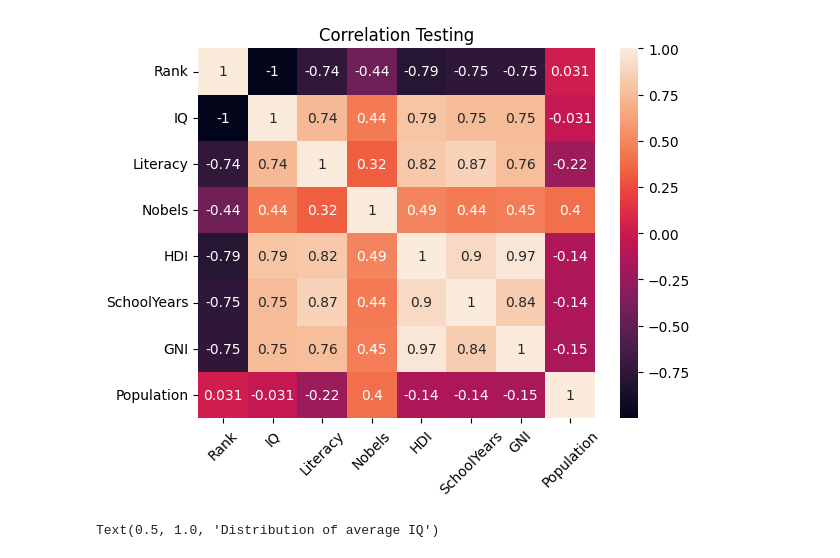
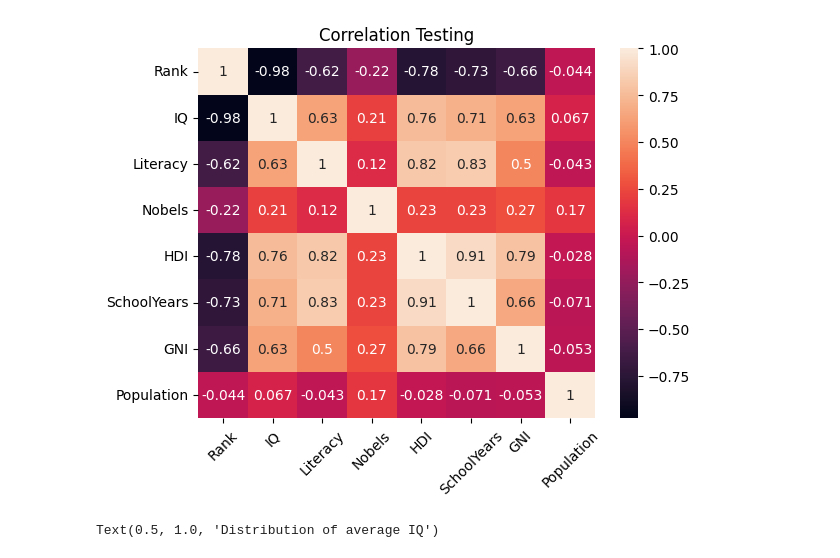
Before and after one commit to Mamin-gamer/ProfessionalSoftwareModule, a Jupyter notebook: Coursework/Notebooks/Main.ipynb, the cells around one changed output. Cells and saved outputs as stored; diff of their text form; code cells hidden in the pictures.

```diff
--- a/Coursework/Notebooks/Main.ipynb
+++ b/Coursework/Notebooks/Main.ipynb
@@ -39,4 +39,6 @@ kwargs = {"hue": "Continent", "palette": colours, "edgecolor": "black", "alpha":
 # At a very late stage made a colour pallete for continents only
+# %%
+DF.dropna(how='any', inplace=True)
 # %%
 #wanted to see if group by will be useful, but seaborn does it for me already
 Continents = DF.groupby("Continent").agg(
@@ -69,11 +98,11 @@ fig.show()
 # %%
 #decided to see pmcc between all variables quickly -> a lot of dependent variables -> need to check per continent
 sns.heatmap(
-    DF.select_dtypes(include=np.number).corr(method="spearman"), annot=True
+    DF.select_dtypes(include=np.number).corr(method="pearson"), annot=True
 )  # tk change heatmap for my example
 plt.title("Correlation Testing")
 plt.xticks(rotation=45)
 plt.show()
 # %% [output]
-[figure, old version]
+[figure, new version]
 # %%
```
Also changed, not shown: parts of 26 cells of this notebook, 1 other file.
